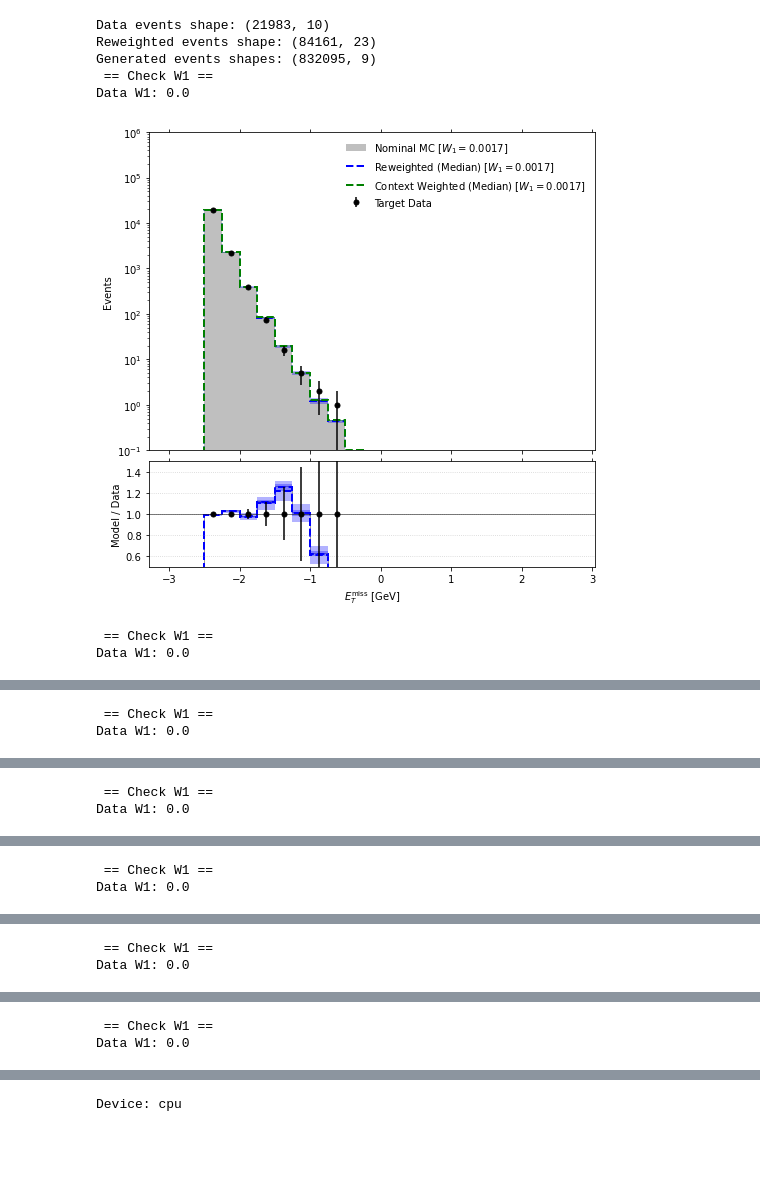
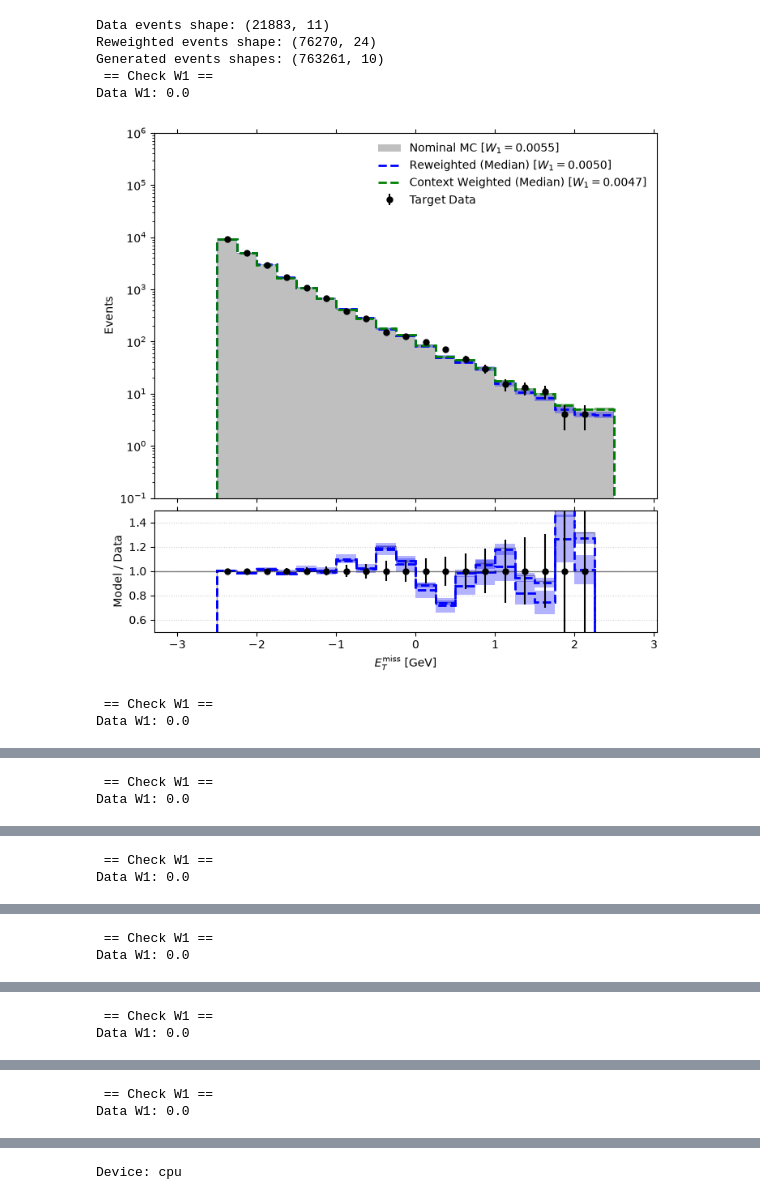
Before and after one commit to sherkaicode/OpenData, a Jupyter notebook: 4_NRAD_CWOLA_CR_ver2.ipynb, the cells around one changed output, grey strips where cells are left out. Cells and saved outputs as stored; diff of their text form; code cells hidden in the pictures; blank space fills up the shorter version.

```diff
--- a/4_NRAD_CWOLA_CR_ver2.ipynb
+++ b/4_NRAD_CWOLA_CR_ver2.ipynb
@@ -8,15 +8,15 @@ import joblib
 from scipy.stats import wasserstein_distance
 
 selection = "ATLAS"
-sample_path = f"Models_Extrapolation_{selection}_ver2/samples"
+sample_path = f"Models_Extrapolation_{selection}_Final/samples"
 dataset_path = f"Final_Dataset_{selection}"
 SCALER_PATH = f"Final_Dataset_{selection}/minmax_scaler.joblib"
 N_ENSEMBLE = 10
 scaler = joblib.load(SCALER_PATH)
 
-NOM_WEIGHT_COL = "final_weight"
+NOM_WEIGHT_COL = "scaled_weight"
 RW_WEIGHT_COL = "rw_median_weights"
-GEN_WEIGHT_COL = "total_weight"
+GEN_WEIGHT_COL = "weight_gen"
 
 context_vars = ['met_recalc_pt', 'ht']
 features_vars = ['ljet1_tau21', 'ljet1_tau32', 'ljet2_tau21', 'ljet2_tau32', 'mjj']
@@ -25,7 +25,7 @@ data_cr_events = pd.read_parquet(f"{dataset_path}/CR_Dataset_Splits/DATA_events_
 
 # Load Reweight Events
 mc_cr_reweight_events = pd.read_parquet(f"{sample_path}/MC_CR_reweighted.parquet")
-nominal_w = mc_cr_reweight_events["final_weight"].values
+nominal_w = mc_cr_reweight_events["scaled_weight"].values
 rw_ensemble_weights = [mc_cr_reweight_events[f"reweight_weights_ens{i}"].values for i in range(N_ENSEMBLE)]
 rw_median = np.median(rw_ensemble_weights, axis=0)
 mc_cr_reweight_events["rw_median_weights"] = nominal_w * rw_median
@@ -34,7 +34,8 @@ mc_cr_reweight_events["rw_median_weights"] = nominal_w * rw_median
 mc_cr_generate_dfs = []
 for i in range(N_ENSEMBLE):
     df = pd.read_parquet(f"{sample_path}/MC_CR_Generate_ens{i}.parquet")
-    df['total_weight'] = df['total_weight']/10
+    # print(df.head())
+    df['weight_gen'] = df['weight_gen']/10
 
     mc_cr_generate_dfs.append(df)
 
@@ -44,6 +45,15 @@ df_mc_gen_cr = pd.concat(mc_cr_generate_dfs, ignore_index=True)
 print(f"Loaded {len(data_cr_events)} Data events")
 print(f"Loaded {len(mc_cr_reweight_events)} MC reweight events")
 print(f"Loaded {len(df_mc_gen_cr)/10} MC generate events")
+
+# print(df_mc_gen_cr.head())
+# Check Weights (Closure)
+print("RW weights:", np.sum(mc_cr_reweight_events[RW_WEIGHT_COL]))
+print("GEN weights:", np.sum(df_mc_gen_cr[GEN_WEIGHT_COL]))
+
+# Check Original Weights
+print("RW weights:", np.sum(mc_cr_reweight_events["scaled_weight"]))
+print("GEN weights:", np.sum(df_mc_gen_cr["scaled_weight"])/10)
 w1_cr_results = {
     "nom": {},
     "rw": {},
@@ -217,9 +231,11 @@ check_unphysical(df_mc_gen_cr_unscaled, "GENERATE")
 
 df_mc_rw_cr_cleaned = filter_and_renormalize(df_mc_rw_cr_unscaled, weight_col=RW_WEIGHT_COL, name="REWEIGHT")
 df_mc_gen_cr_cleaned = filter_and_renormalize(df_mc_gen_cr_unscaled, weight_col=GEN_WEIGHT_COL, name="GENERATE")
+df_data_cr_cleaned = filter_and_renormalize(df_data_cr_unscaled, weight_col=NOM_WEIGHT_COL, name="Data")
 
 df_mc_rw_cwola = transform(df_mc_rw_cr_cleaned, scale=True)
 df_mc_gen_cwola = transform(df_mc_gen_cr_cleaned, scale=True)
+df_data_final = transform(df_data_cr_cleaned, scale=True)
 # %% [output]
 ==================== Checking DATA for unphysical events ====================
 Events with Missing Energy less than 0: 0
@@ -369,37 +385,37 @@ def plot_context_events(data_events, reweight_events, generate_events):
         gen_ratio_up = np.divide(gen_upper, counts_data, out=np.full_like(gen_upper, np.nan, dtype=float), where=valid)
 
         ax2.stairs(gen_ratio, bins, color = 'blue', linewidth=2, linestyle='--')
         ax2.stairs(gen_ratio_up, bins, baseline=gen_ratio_low, fill=True, color='blue', alpha=0.3)
         # ==========================================
         # PLOT FORMATTING
         # ==========================================
         # Top Panel
         ax1.set_yscale('log')
         ax1.set_ylim(0.1, 1e6)
         ax1.set_ylabel('Events')
         ax1.legend(frameon=False)
         ax1.tick_params(axis='x', which='both', bottom=True, top=True, labelbottom=False)
 
         # Bottom Panel (Ratio)
         ax2.set_ylabel('Model / Data')
         # Adjust these limits based on how wild your ratios get. 0.5 to 1.5 is standard.
         ax2.set_ylim(0.5, 1.5)
         ax2.set_xlabel(pretty_labels.get(var, var))
         ax2.tick_params(axis='x', which='both', bottom=True, top=True)
         ax2.grid(True, axis='y', linestyle=':', alpha=0.6)
 
         w1_cr_results['nom'][var] = w1_nom
         w1_cr_results['rw'][var] = w1_rw
         w1_cr_results['gen'][var] = w1_cw
 
         plt.show()
-plot_context_events(data_cr_events, df_mc_rw_cwola, df_mc_gen_cwola)
+plot_context_events(df_data_final, df_mc_rw_cwola, df_mc_gen_cwola)
 # %% [output]
-Data events shape: (21983, 10)
-Reweighted events shape: (84161, 23)
-Generated events shapes: (832095, 9)
+Data events shape: (21883, 11)
+Reweighted events shape: (76270, 24)
+Generated events shapes: (763261, 10)
  == Check W1 ==
 Data W1: 0.0
-[figure, old version]
+[figure, new version]
  == Check W1 ==
 Data W1: 0.0
```
Also changed, not shown: parts of 11 cells of this notebook, 1 other file.
